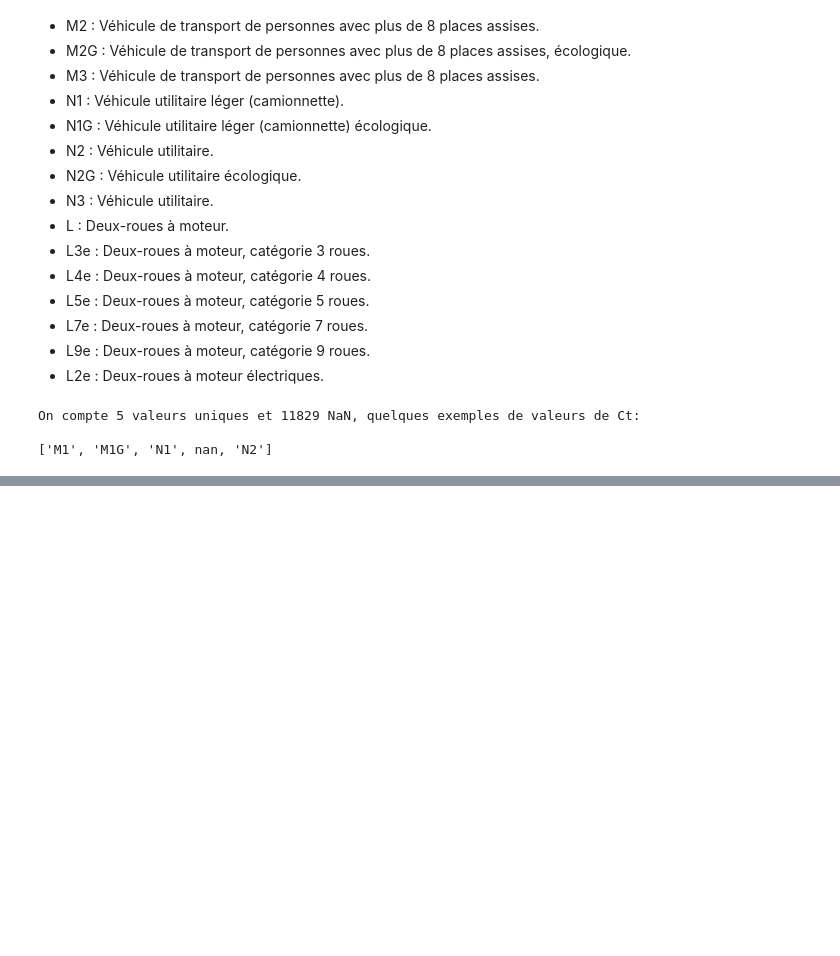
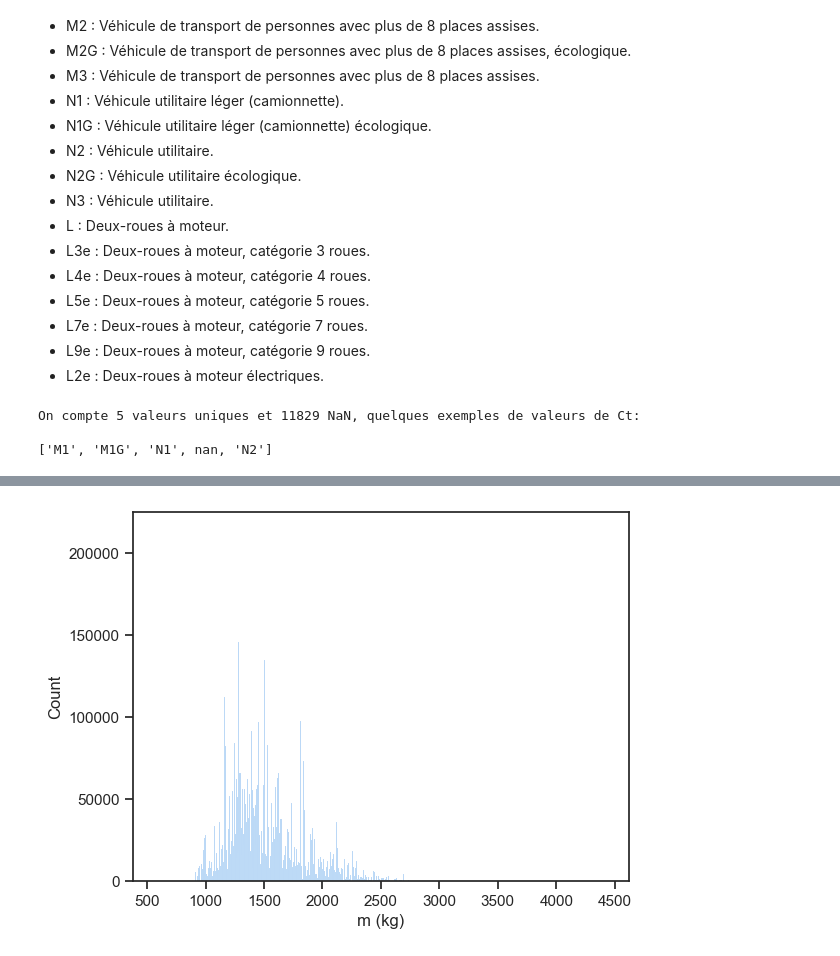
Before and after one commit to Naoyy/Challenge_Data_Mining, a Jupyter notebook: analyse_exploratoire.ipynb, the cells around one changed output, grey strips where cells are left out. Cells and saved outputs as stored; diff of their text form; code cells hidden in the pictures; blank space fills up the shorter version.

```diff
--- a/analyse_exploratoire.ipynb
+++ b/analyse_exploratoire.ipynb
@@ -388,0 +422,5 @@ df[df['Ct'].isna()].head()
+# %%
+sns.histplot(df,x='m (kg)')
+plt.show()
+# %% [output]
+[figure, added]
```
Also changed, not shown: parts of 40 cells of this notebook.
